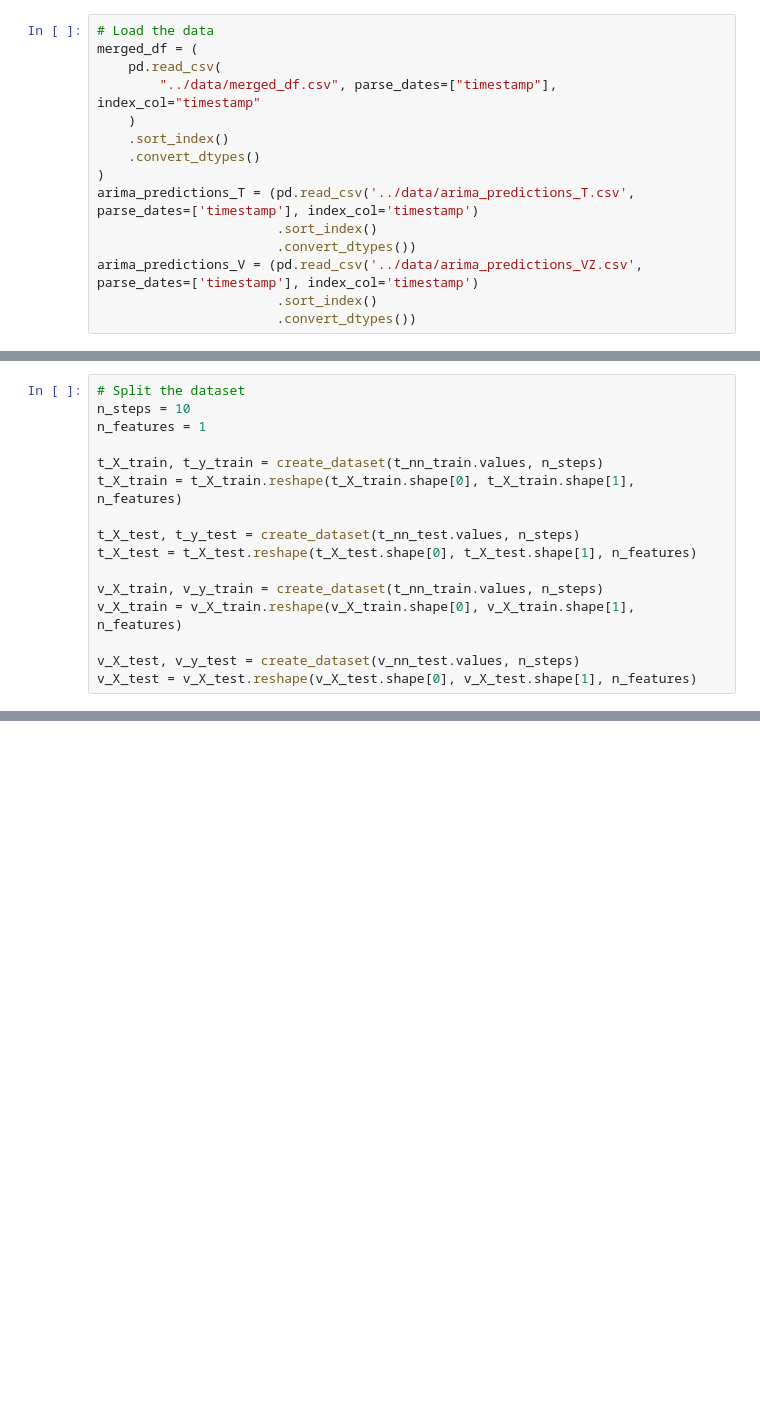
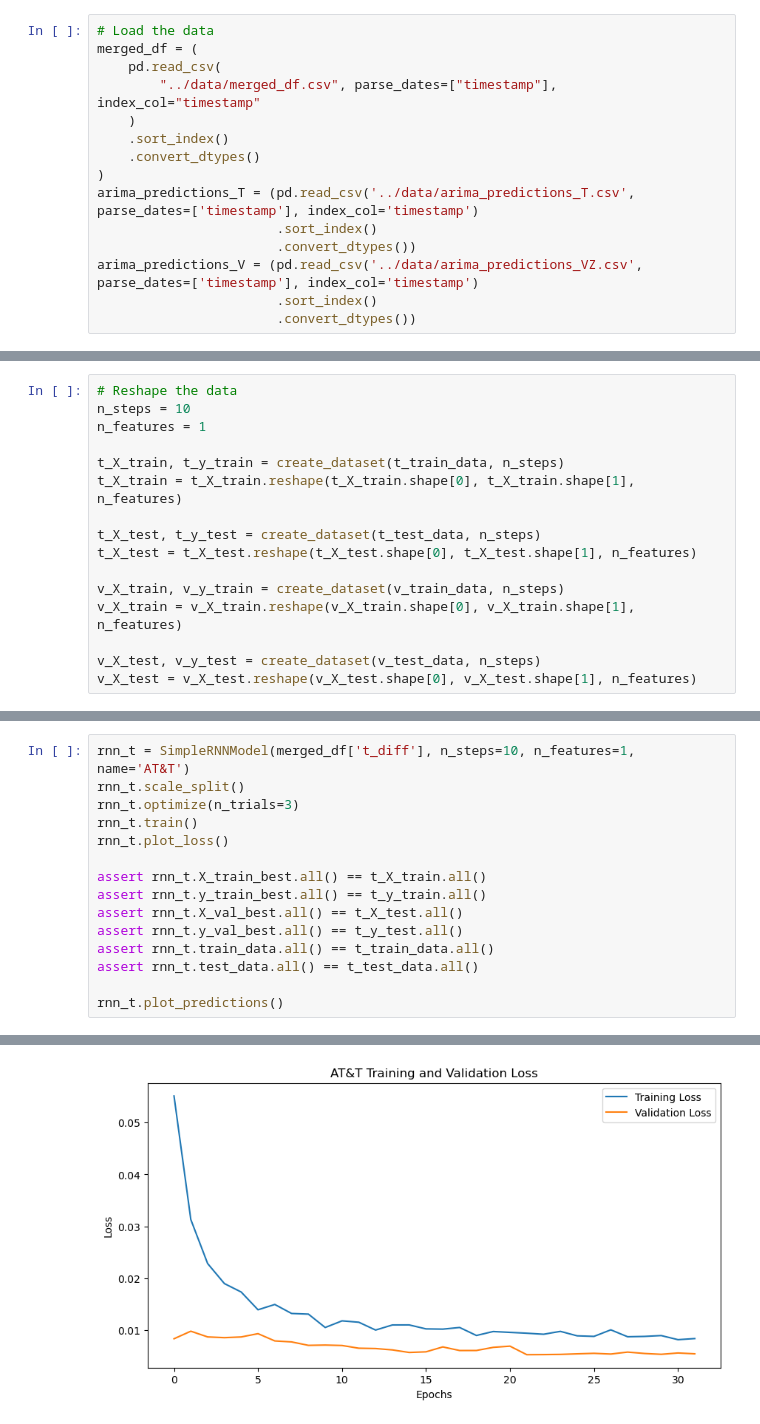
Before and after one commit to tacotuesday/time-series-stock-forecasting, a Jupyter notebook: 03-deep-learning/notebooks/deep-learning.ipynb, the cells around one changed output, grey strips where cells are left out. Saved outputs shown, nothing was run; the diff lists cells and outputs as text; blank space fills up the shorter version.

```diff
--- a/03-deep-learning/notebooks/deep-learning.ipynb
+++ b/03-deep-learning/notebooks/deep-learning.ipynb
@@ -62,18 +100,18 @@ def create_dataset(data: pd.Series, window_size: int) -> tuple:
         y.append(data[i + window_size])
     return np.array(X), np.array(y)
 # %%
-# Split the dataset
+# Reshape the data
 n_steps = 10
 n_features = 1
 
-t_X_train, t_y_train = create_dataset(t_nn_train.values, n_steps)
+t_X_train, t_y_train = create_dataset(t_train_data, n_steps)
 t_X_train = t_X_train.reshape(t_X_train.shape[0], t_X_train.shape[1], n_features)
 
-t_X_test, t_y_test = create_dataset(t_nn_test.values, n_steps)
+t_X_test, t_y_test = create_dataset(t_test_data, n_steps)
 t_X_test = t_X_test.reshape(t_X_test.shape[0], t_X_test.shape[1], n_features)
 
-v_X_train, v_y_train = create_dataset(t_nn_train.values, n_steps)
+v_X_train, v_y_train = create_dataset(v_train_data, n_steps)
 v_X_train = v_X_train.reshape(v_X_train.shape[0], v_X_train.shape[1], n_features)
 
-v_X_test, v_y_test = create_dataset(v_nn_test.values, n_steps)
+v_X_test, v_y_test = create_dataset(v_test_data, n_steps)
 v_X_test = v_X_test.reshape(v_X_test.shape[0], v_X_test.shape[1], n_features)
@@ -79,0 +506,16 @@ v_X_test = v_X_test.reshape(v_X_test.shape[0], v_X_test.shape[1], n_features)
+# %%
+rnn_t = SimpleRNNModel(merged_df['t_diff'], n_steps=10, n_features=1, name='AT&T')
+rnn_t.scale_split()
+rnn_t.optimize(n_trials=3)
+rnn_t.train()
+rnn_t.plot_loss()
+
+assert rnn_t.X_train_best.all() == t_X_train.all()
+assert rnn_t.y_train_best.all() == t_y_train.all()
+assert rnn_t.X_val_best.all() == t_X_test.all()
+assert rnn_t.y_val_best.all() == t_y_test.all()
+assert rnn_t.train_data.all() == t_train_data.all()
+assert rnn_t.test_data.all() == t_test_data.all()
+
+rnn_t.plot_predictions()
+# %% [output]
@@ -79,0 +543 @@ v_X_test = v_X_test.reshape(v_X_test.shape[0], v_X_test.shape[1], n_features)
+[figure, added]
```
Also changed, not shown: parts of 22 cells of this notebook.
